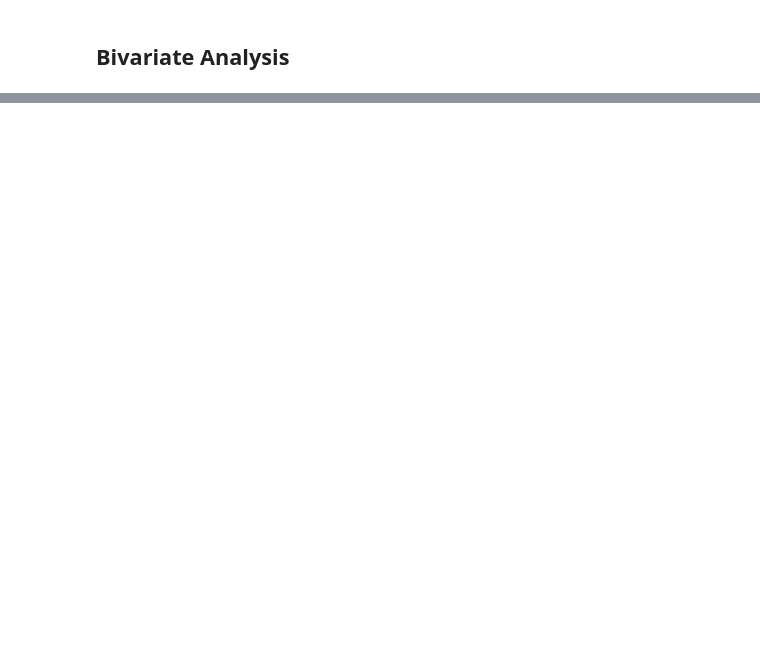
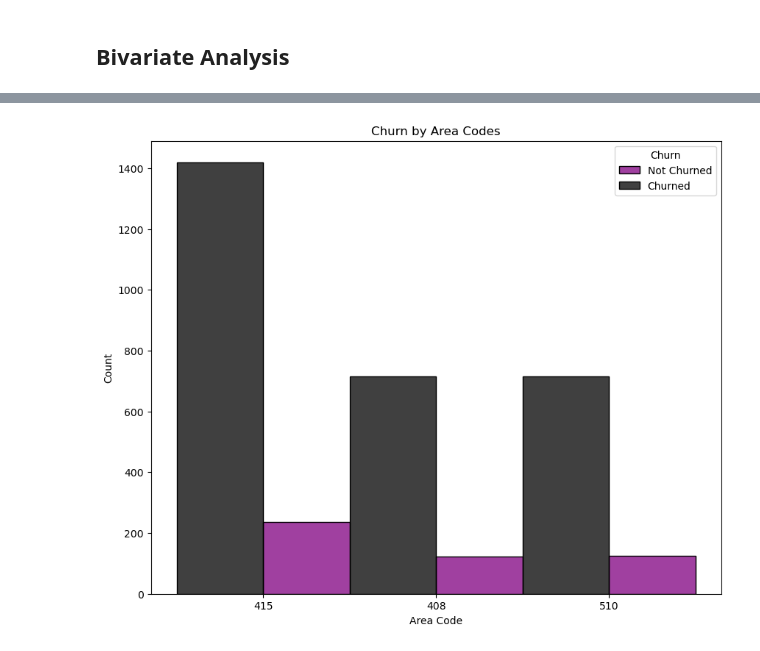
Before and after one commit to kendicynthia/Phase-3-project-, a Jupyter notebook: customer churn.ipynb, the cells around one changed output, grey strips where cells are left out. Cells and saved outputs as stored; diff of their text form; code cells hidden in the pictures; blank space fills up the shorter version.

```diff
--- a/customer churn.ipynb
+++ b/customer churn.ipynb
@@ -343,0 +316,19 @@ top10.head()
+# %%
+# Churn by area codes
+plt.figure(figsize=(10, 8))
+sns.histplot(data=data, x='area code', hue='churn', multiple='dodge', palette=['black', 'purple'])
+
+# Adding a legend with custom labels
+plt.legend(title='Churn', labels=['Not Churned', 'Churned'])
+
+# Adjusting labels
+plt.xlabel('Area Code')
+plt.ylabel('Count')
+
+# Adding a title
+plt.title('Churn by Area Codes')
+
+# Show the plot
+plt.show()
+# %% [output]
+[figure, added]
```
Also changed, not shown: parts of 37 cells of this notebook.
